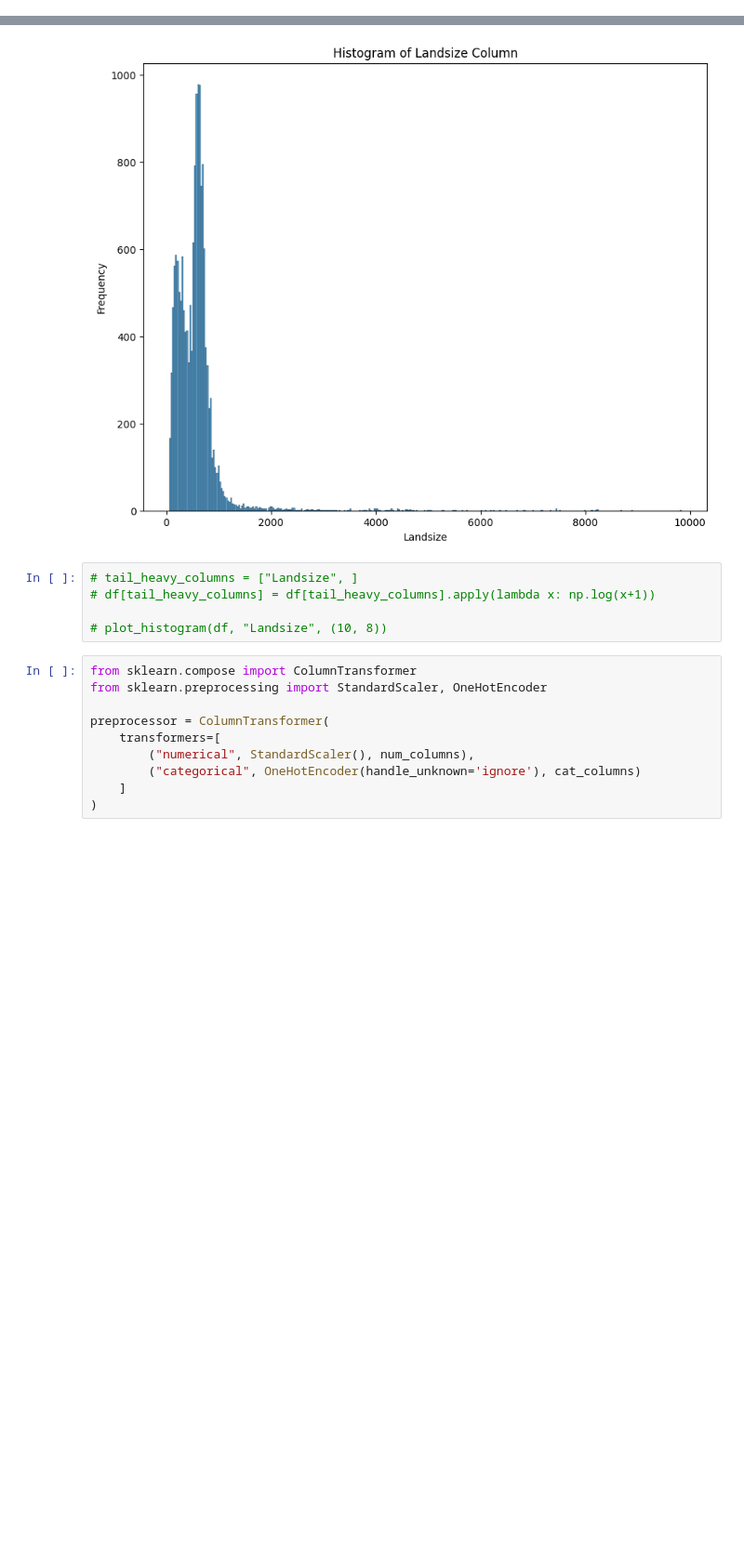
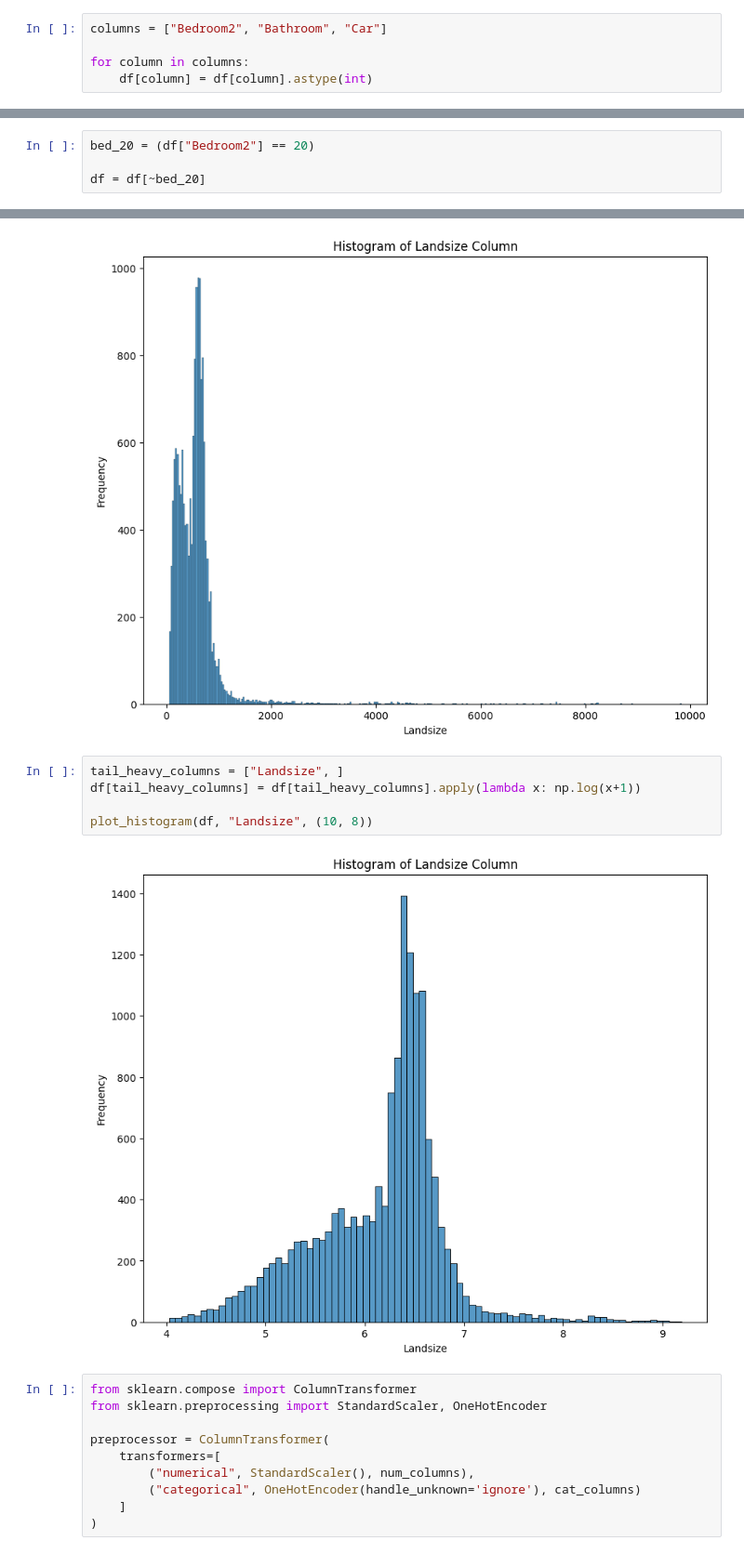
Before and after one commit to sashanktalakola/INFO-H515, a Jupyter notebook: preprocessing.ipynb, the cells around one changed output, grey strips where cells are left out. Shown at 93% size. Drawn from its saved outputs; the diff is of its cells as text; blank space fills up the shorter version.

```diff
--- a/preprocessing.ipynb
+++ b/preprocessing.ipynb
@@ -100,3 +102,8 @@ df.shape
+# %%
+columns = ["Bedroom2", "Bathroom", "Car"]
+
+for column in columns:
+    df[column] = df[column].astype(int)
 # %% [markdown]
 ### Duplicates
 # %%
@@ -261,3 +266,7 @@ df["Propertycount_Bins"] = pd.cut(df["Propertycount"], bins=bin_edges, labels=bi
+# %%
+bed_20 = (df["Bedroom2"] == 20)
+
+df = df[~bed_20]
 # %% [markdown]
 #### Bathroom
 # %%
@@ -276,10 +289,12 @@ plot_histogram(df, "Landsize", (10, 8))
 # %% [output]
 [figure]
 # %%
-# tail_heavy_columns = ["Landsize", ]
-# df[tail_heavy_columns] = df[tail_heavy_columns].apply(lambda x: np.log(x+1))
+tail_heavy_columns = ["Landsize", ]
+df[tail_heavy_columns] = df[tail_heavy_columns].apply(lambda x: np.log(x+1))
 
-# plot_histogram(df, "Landsize", (10, 8))
+plot_histogram(df, "Landsize", (10, 8))
+# %% [output]
+[figure, added]
 # %%
 from sklearn.compose import ColumnTransformer
 from sklearn.preprocessing import StandardScaler, OneHotEncoder
```
Also changed, not shown: parts of 8 cells of this notebook, 8 other files.
